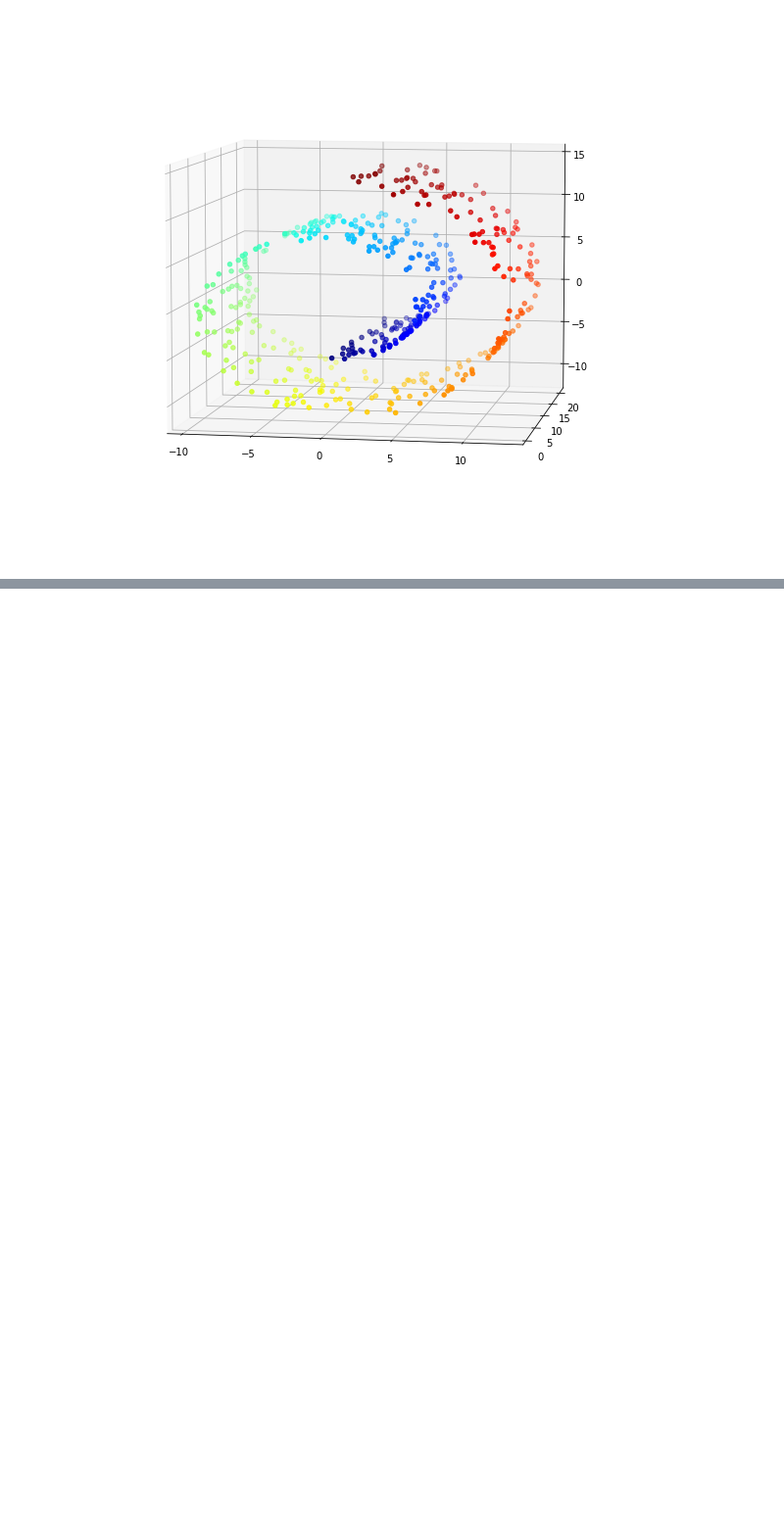
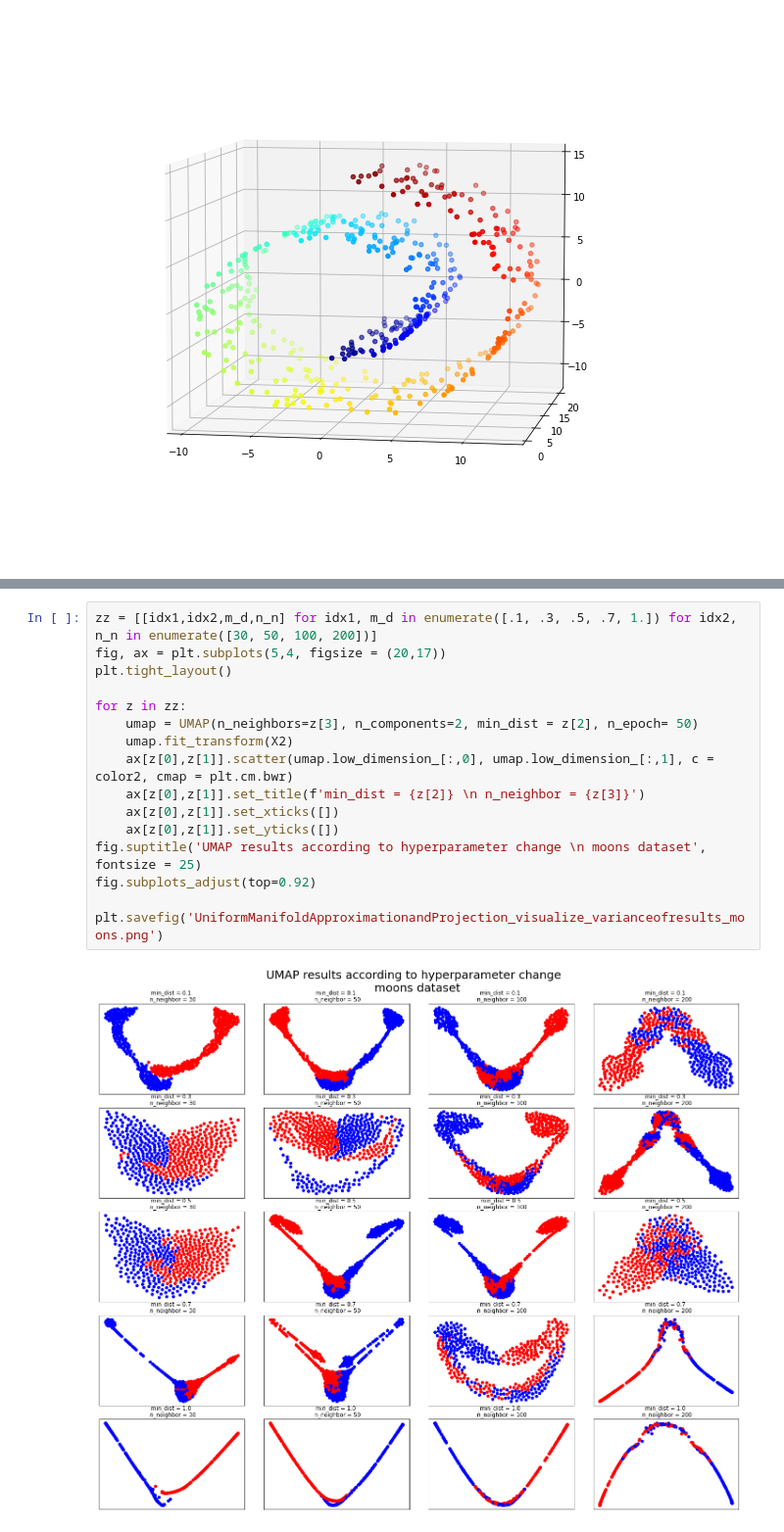
Before and after one commit to dslisleedh/from_scratch, a Jupyter notebook: dimension reduction/UniformManifoldApproximationandProjection/UniformManifoldApproximationandProjection.ipynb, the cells around one changed output, grey strips where cells are left out. Shown at 98% size. Drawn from its saved outputs; the diff is of its cells as text; blank space fills up the shorter version.

```diff
--- a/dimension reduction/UniformManifoldApproximationandProjection/UniformManifoldApproximationandProjection.ipynb
+++ b/dimension reduction/UniformManifoldApproximationandProjection/UniformManifoldApproximationandProjection.ipynb
@@ -157,0 +166,18 @@ ani.save('UniformManifoldApproximationandProjectionGD.gif', writer='pillow', dpi
+# %%
+zz = [[idx1,idx2,m_d,n_n] for idx1, m_d in enumerate([.1, .3, .5, .7, 1.]) for idx2, n_n in enumerate([30, 50, 100, 200])]
+fig, ax = plt.subplots(5,4, figsize = (20,17))
+plt.tight_layout()
+
+for z in zz:
+    umap = UMAP(n_neighbors=z[3], n_components=2, min_dist = z[2], n_epoch= 50)
+    umap.fit_transform(X2)
+    ax[z[0],z[1]].scatter(umap.low_dimension_[:,0], umap.low_dimension_[:,1], c = color2, cmap = plt.cm.bwr)
+    ax[z[0],z[1]].set_title(f'min_dist = {z[2]} \n n_neighbor = {z[3]}')
+    ax[z[0],z[1]].set_xticks([])
+    ax[z[0],z[1]].set_yticks([])
+fig.suptitle('UMAP results according to hyperparameter change \n moons dataset', fontsize = 25)
+fig.subplots_adjust(top=0.92)
+
+plt.savefig('UniformManifoldApproximationandProjection_visualize_varianceofresults_moons.png')
+# %% [output]
+[figure, added]
```
Also changed, not shown: parts of 7 cells of this notebook, 8 other files.
